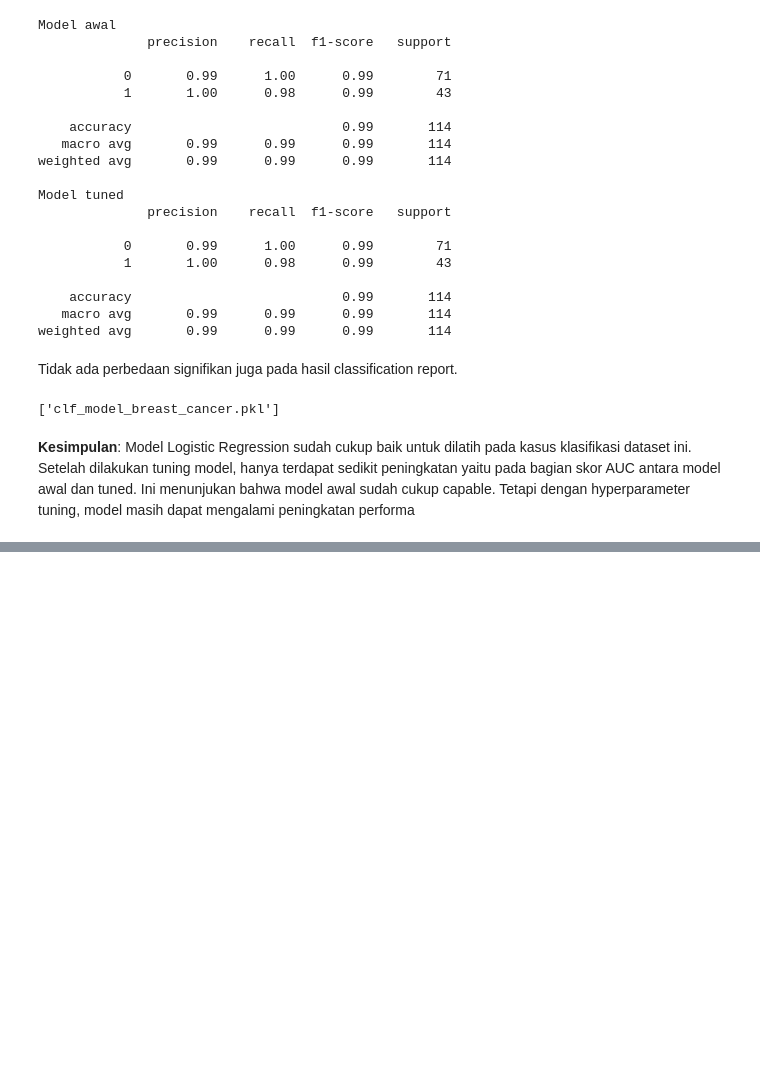
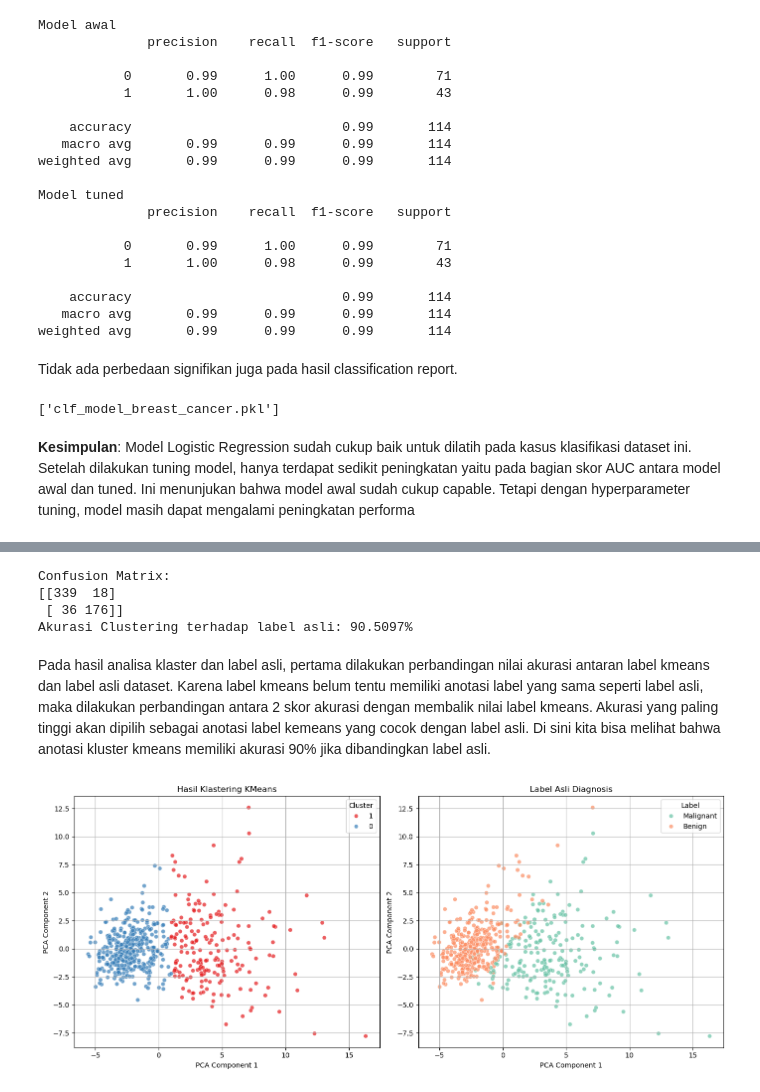
Before and after one commit to itsqal/analisa-tumor-klasifikasi-clustering, a Jupyter notebook: Analisis Prediktif dan Segmentasi Data Kanker Payudara.ipynb, the cells around one changed output, grey strips where cells are left out. Saved outputs shown, nothing was run; the diff lists cells and outputs as text; code cells hidden in the pictures; blank space fills up the shorter version.

```diff
--- a/Analisis Prediktif dan Segmentasi Data Kanker Payudara.ipynb
+++ b/Analisis Prediktif dan Segmentasi Data Kanker Payudara.ipynb
@@ -660,0 +727,54 @@ joblib.dump(best_model, 'clf_model_breast_cancer.pkl')
+# %%
+y_true = pd.Series(y.values.ravel())
+
+acc1 = accuracy_score(y_true, y_kmeans)
+acc2 = accuracy_score(y_true, 1 - y_kmeans)
+
+if acc1 > acc2:
+    best_pred = y_kmeans
+    cm = confusion_matrix(y_true, y_kmeans)
+    acc = acc1
+else:
+    best_pred = 1 - y_kmeans
+    cm = confusion_matrix(y_true, 1 - y_kmeans)
+    acc = acc2
+
+
+print("Confusion Matrix:")
+print(cm)
+print(f"Akurasi Clustering terhadap label asli: {acc*100:.4f}%")
+# %% [output]
+Confusion Matrix:
+[[339  18]
+ [ 36 176]]
+Akurasi Clustering terhadap label asli: 90.5097%
+# %% [markdown]
+Pada hasil analisa klaster dan label asli, pertama dilakukan perbandingan nilai akurasi antaran label kmeans dan label asli dataset. Karena label kmeans belum tentu memiliki anotasi label yang sama seperti label asli, maka dilakukan perbandingan antara 2 skor akurasi dengan membalik nilai label kmeans. Akurasi yang paling tinggi akan dipilih sebagai anotasi label kemeans yang cocok dengan label asli. Di sini kita bisa melihat bahwa anotasi kluster kmeans memiliki akurasi 90% jika dibandingkan label asli.
+# %%
+df_plot['True Label'] = y_true.map({0: 'Benign', 1: 'Malignant'})
+
+fig, axes = plt.subplots(1, 2, figsize=(14, 6))
+
+sns.scatterplot(
+    data=df_plot, x='PCA1', y='PCA2', hue='Cluster',
+    palette='Set1', alpha=0.7, ax=axes[0]
+)
+axes[0].set_title('Hasil Klastering KMeans')
+axes[0].legend(title='Cluster')
+
+sns.scatterplot(
+    data=df_plot, x='PCA1', y='PCA2', hue='True Label',
+    palette='Set2', alpha=0.7, ax=axes[1]
+)
+axes[1].set_title('Label Asli Diagnosis')
+axes[1].legend(title='Label')
+
+for ax in axes:
+    ax.set_xlabel('PCA Component 1')
+    ax.set_ylabel('PCA Component 2')
+    ax.grid(True)
+
+plt.tight_layout()
+plt.show()
+# %% [output]
+[figure, added]
```
Also changed, not shown: parts of 34 cells of this notebook.
